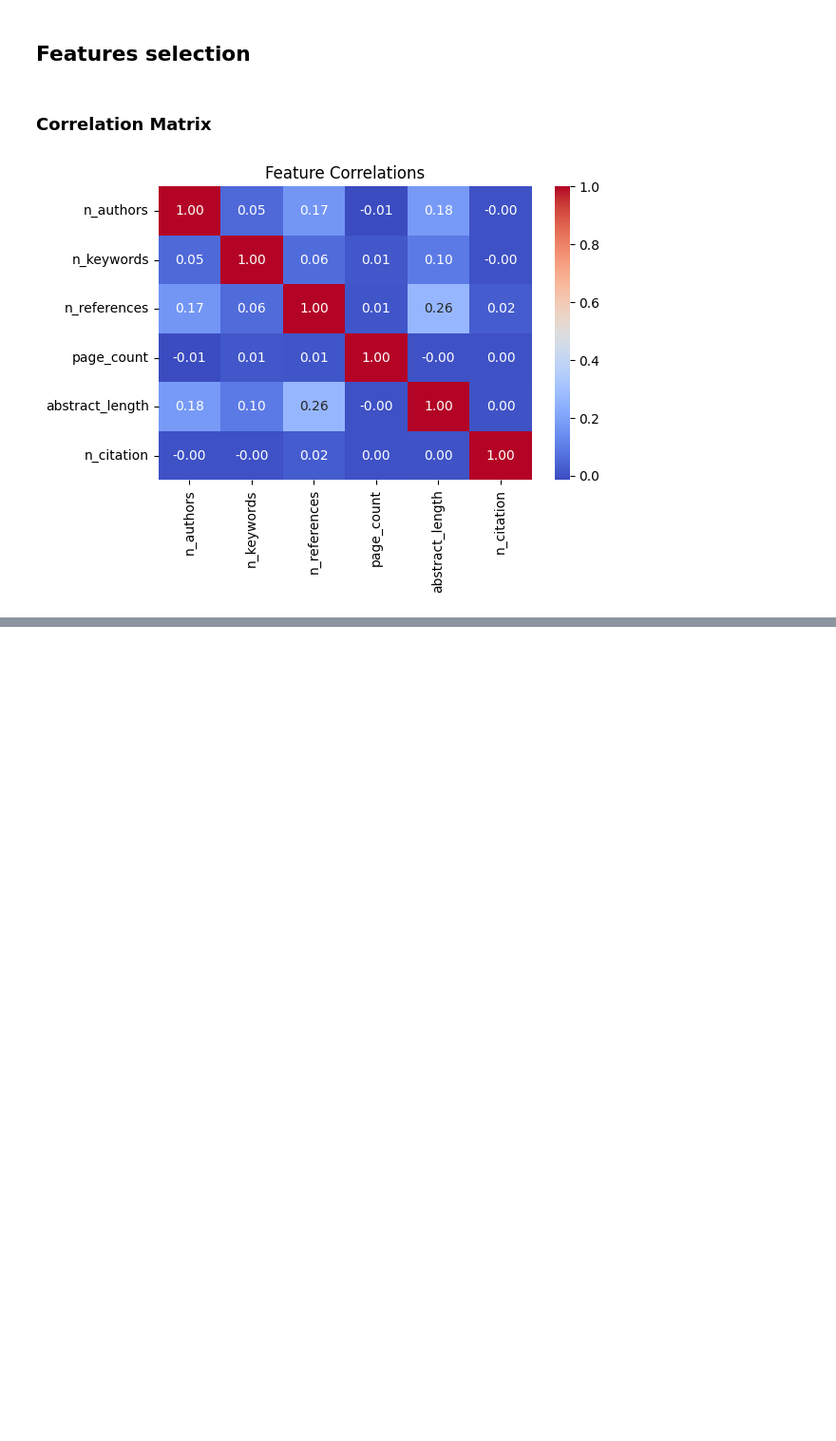
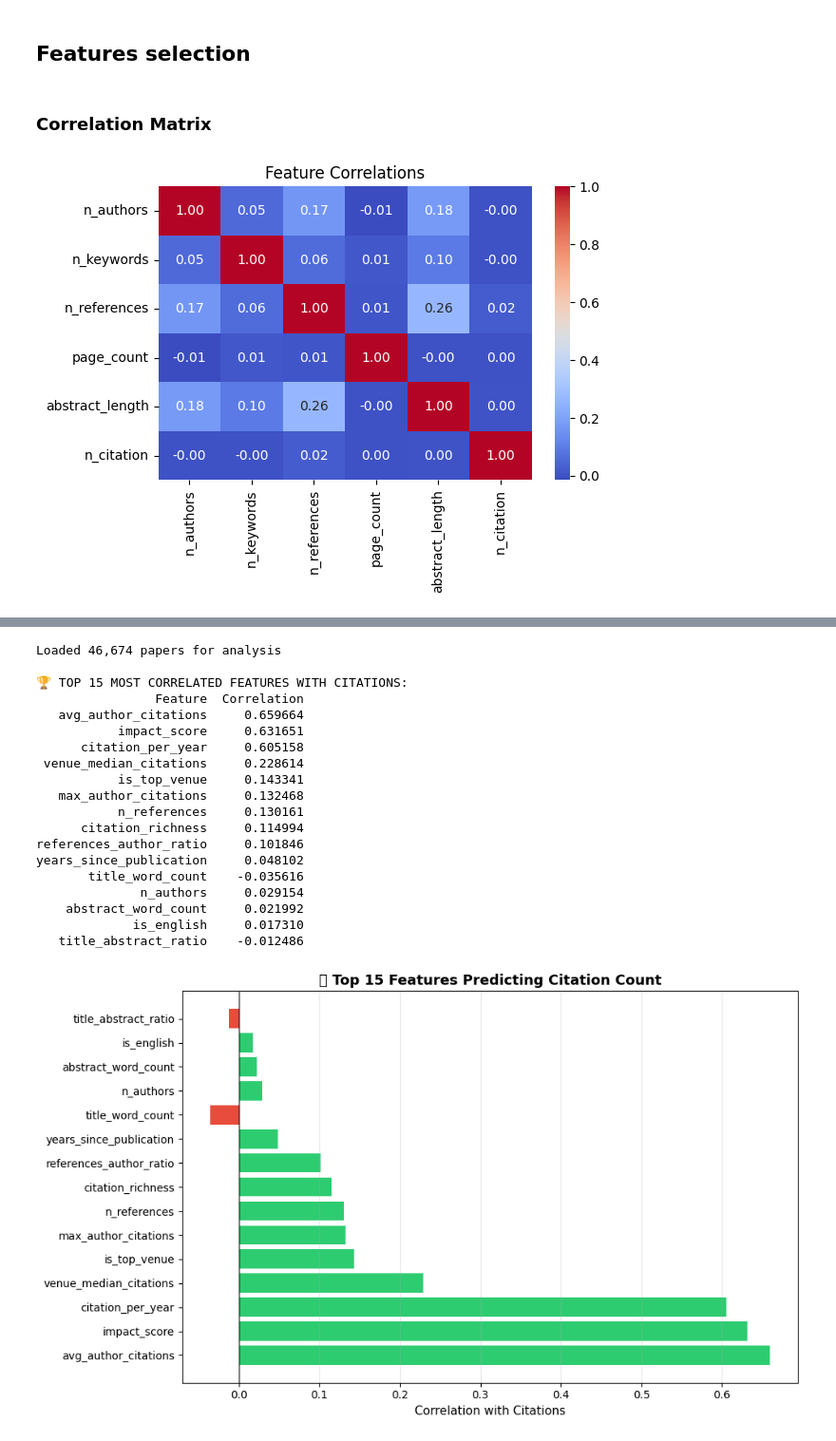
Before and after one commit to ManuCa93/data_project_3, a Jupyter notebook: notebook.ipynb, the cells around one changed output, grey strips where cells are left out. Shown at 95% size. Cells and saved outputs as stored; diff of their text form; code cells hidden in the pictures; blank space fills up the shorter version.

Commit message:
data extraction

```diff
--- a/notebook.ipynb
+++ b/notebook.ipynb
@@ -412,0 +1028,79 @@ plt.show()
+# %%
+# Load features into pandas for correlation analysis
+df_features = con.sql("""
+SELECT *
+FROM papers_with_features
+USING SAMPLE 50000
+""").df()
+
+# Filter where target > 0
+df_features = df_features[df_features['target_variable'] > 0]
+
+print(f"Loaded {len(df_features):,} papers for analysis")
+
+# Select numeric features
+numeric_features = [
+    'title_word_count', 'abstract_word_count', 'title_abstract_ratio',
+    'title_complexity', 'abstract_complexity',
+    'n_authors', 'avg_author_citations',
+    'max_author_citations',
+    'n_references', 'references_author_ratio', 'citation_richness',
+    'years_since_publication',
+    'citation_per_year', 'impact_score',
+    'venue_median_citations', 'venue_volume', 'is_top_venue', 'is_english'
+]
+
+# Compute correlations
+correlations = {}
+for feat in numeric_features:
+    if feat in df_features.columns:
+        corr = df_features[[feat, 'target_variable']].corr().iloc[0, 1]
+        correlations[feat] = corr
+
+# Create dataframe and sort
+corr_df = pd.DataFrame(list(correlations.items()), columns=['Feature', 'Correlation'])
+corr_df = corr_df.sort_values('Correlation', key=abs, ascending=False)
+
+print("\n🏆 TOP 15 MOST CORRELATED FEATURES WITH CITATIONS:")
+print(corr_df.head(15).to_string(index=False))
+
+# Visualize top correlations
+fig, ax = plt.subplots(figsize=(10, 6))
+top_corr = corr_df.head(15)
+colors = ['#2ecc71' if x > 0 else '#e74c3c' for x in top_corr['Correlation']]
+bars = ax.barh(range(len(top_corr)), top_corr['Correlation'], color=colors)
+ax.set_yticks(range(len(top_corr)))
+ax.set_yticklabels(top_corr['Feature'], fontsize=10)
+ax.set_xlabel('Correlation with Citations', fontsize=11)
+ax.set_title('🎯 Top 15 Features Predicting Citation Count', fontsize=13, fontweight='bold')
+ax.axvline(x=0, color='black', linestyle='-', linewidth=0.8)
+ax.grid(axis='x', alpha=0.3)
+plt.tight_layout()
+plt.show()
+
+# Feature importance summary
+print("\n📈 FEATURE CORRELATION SUMMARY:")
+print(f"   Strong predictors (|corr| > 0.4): {len(corr_df[abs(corr_df['Correlation']) > 0.4])}")
+print(f"   Moderate predictors (0.2 < |corr| ≤ 0.4): {len(corr_df[(abs(corr_df['Correlation']) > 0.2) & (abs(corr_df['Correlation']) <= 0.4)])}")
+print(f"   Weak predictors (|corr| ≤ 0.2): {len(corr_df[abs(corr_df['Correlation']) <= 0.2])}")
+# %% [output]
+Loaded 46,674 papers for analysis
+
+🏆 TOP 15 MOST CORRELATED FEATURES WITH CITATIONS:
+                Feature  Correlation
+   avg_author_citations     0.659664
+           impact_score     0.631651
+      citation_per_year     0.605158
+ venue_median_citations     0.228614
+           is_top_venue     0.143341
+   max_author_citations     0.132468
+           n_references     0.130161
+      citation_richness     0.114994
+references_author_ratio     0.101846
+years_since_publication     0.048102
+       title_word_count    -0.035616
+              n_authors     0.029154
+    abstract_word_count     0.021992
+             is_english     0.017310
+   title_abstract_ratio    -0.012486
+[figure, added]
```
Also changed, not shown: parts of 36 cells of this notebook.
